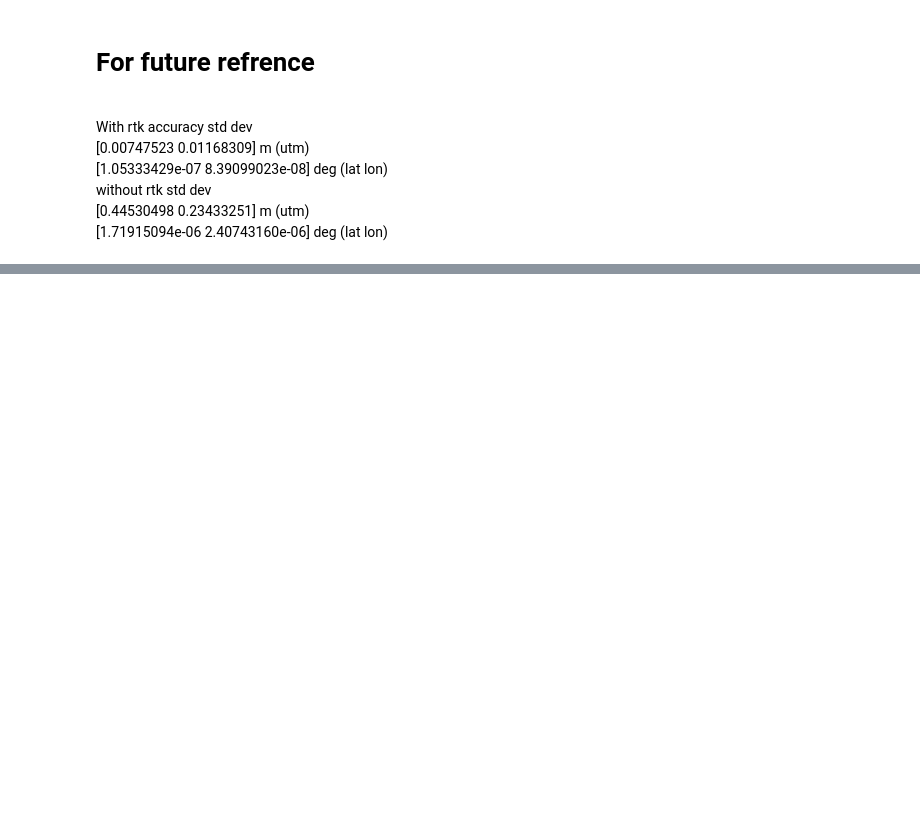
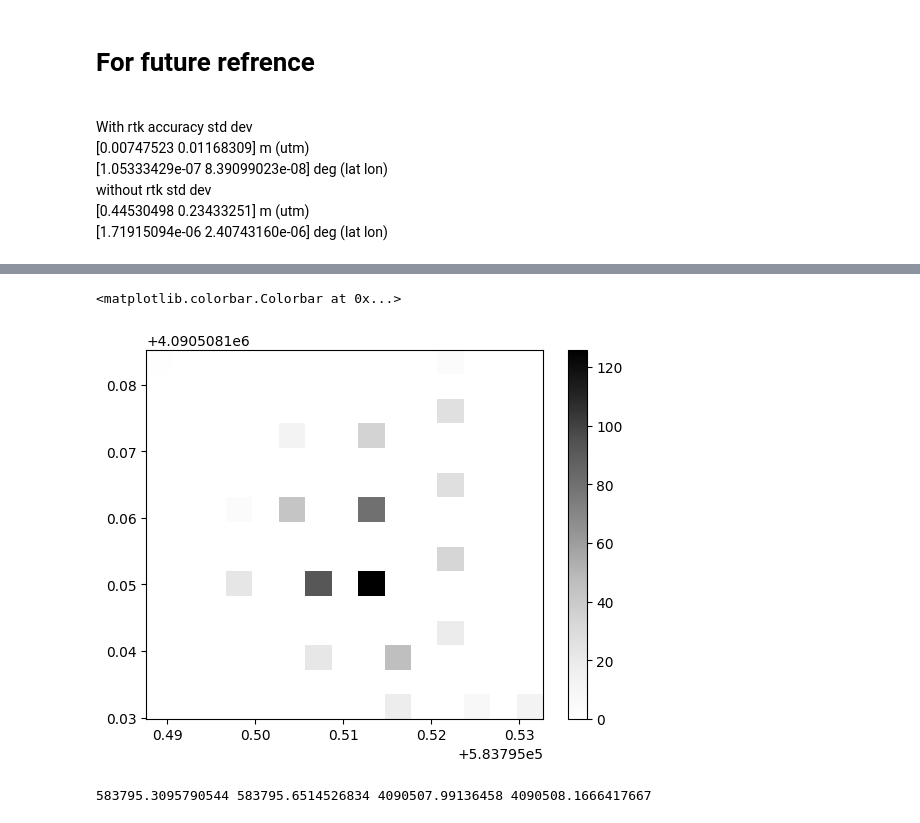
Before and after one commit to Altaffer/HARE_DatasetPipeline, a Jupyter notebook: rtk_investigate.ipynb, the cells around one changed output, grey strips where cells are left out. Drawn from its saved outputs; the diff is of its cells as text; code cells hidden in the pictures; blank space fills up the shorter version.

```diff
--- a/rtk_investigate.ipynb
+++ b/rtk_investigate.ipynb
@@ -87,0 +86,33 @@ without rtk std dev<br />
+# %%
+# raw histogram of gps reports
+bins = 15
+plt.hist2d(proc_filered[:,0], proc_filered[:,1], bins=(bins, bins), cmap=plt.cm.Greys)
+plt.colorbar()
+# %% [output]
+<matplotlib.colorbar.Colorbar at 0x...>
+[figure, added]
+# %%
+# a better plot is showing the distribution of the deviations with respect to the mean,
+import numpy as np
+import matplotlib.pyplot as plt
+import scipy.stats as st
+from sklearn.datasets import make_blobs
+
+# Extract x and y
+x = w1[start:,0]
+y = w1[start:, 1]# Define the borders
+deltaX = (max(x) - min(x))/10
+deltaY = (max(y) - min(y))/10
+xmin = min(x) - deltaX
+xmax = max(x) + deltaX
+ymin = min(y) - deltaY
+ymax = max(y) + deltaY
+print(xmin, xmax, ymin, ymax)# Create meshgrid
+xx, yy = np.mgrid[xmin:xmax:100j, ymin:ymax:100j]
+
+positions = np.vstack([xx.ravel(), yy.ravel()])
+values = np.vstack([x, y])
+kernel = st.gaussian_kde(values)
+f = np.reshape(kernel(positions).T, xx.shape)
+# %% [output]
+583795.3095790544 583795.6514526834 4090507.99136458 4090508.1666417667
```
Also changed, not shown: parts of 8 cells of this notebook, 6 other files.
